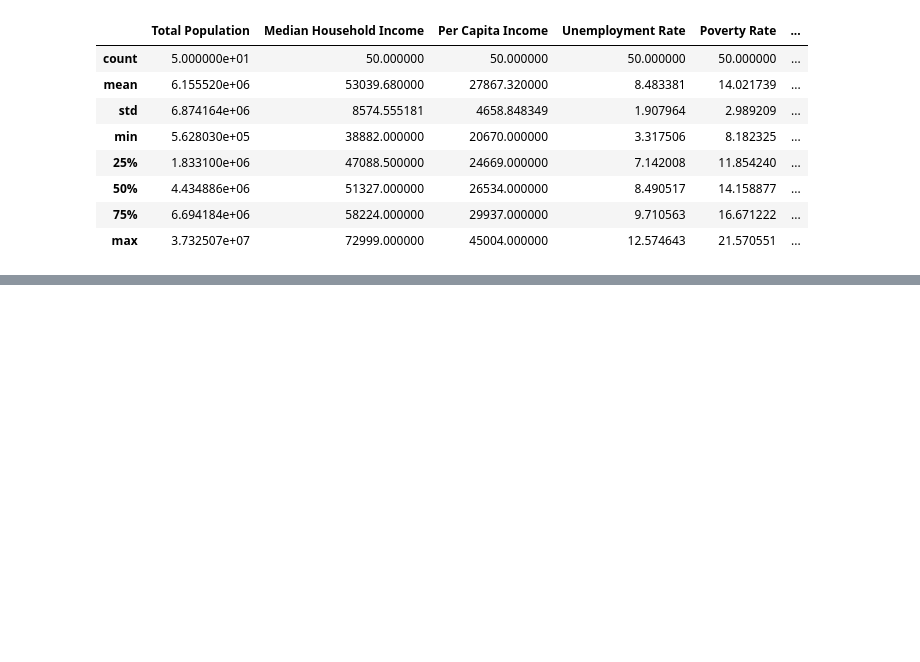
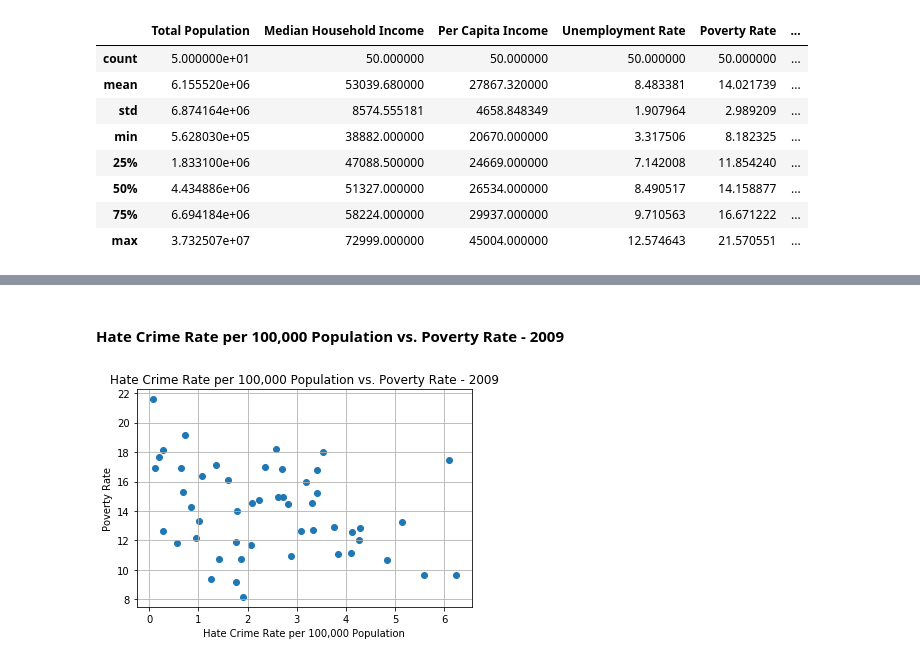
Before and after one commit to ZGrinacoff/Eight-Years-Later, a Jupyter notebook: hate_crime.ipynb, the cells around one changed output, grey strips where cells are left out. Saved outputs shown, nothing was run; the diff lists cells and outputs as text; code cells hidden in the pictures; blank space fills up the shorter version.

```diff
--- a/hate_crime.ipynb
+++ b/hate_crime.ipynb
@@ -342,0 +424,13 @@ clean_hate_crime_2009_df.describe()
+# %% [markdown]
+#### Hate Crime Rate per 100,000 Population vs. Poverty Rate - 2009
+# %%
+plt.scatter(clean_hate_crime_2009_df['Hate Crime Rate per 100,000 Population'], clean_hate_crime_2009_df['Poverty Rate'])
+
+plt.title('Hate Crime Rate per 100,000 Population vs. Poverty Rate - 2009')
+plt.ylabel('Poverty Rate')
+plt.xlabel('Hate Crime Rate per 100,000 Population')
+plt.grid(True)
+
+plt.show()
+# %% [output]
+[figure, added]
```
Also changed, not shown: parts of 25 cells of this notebook.
